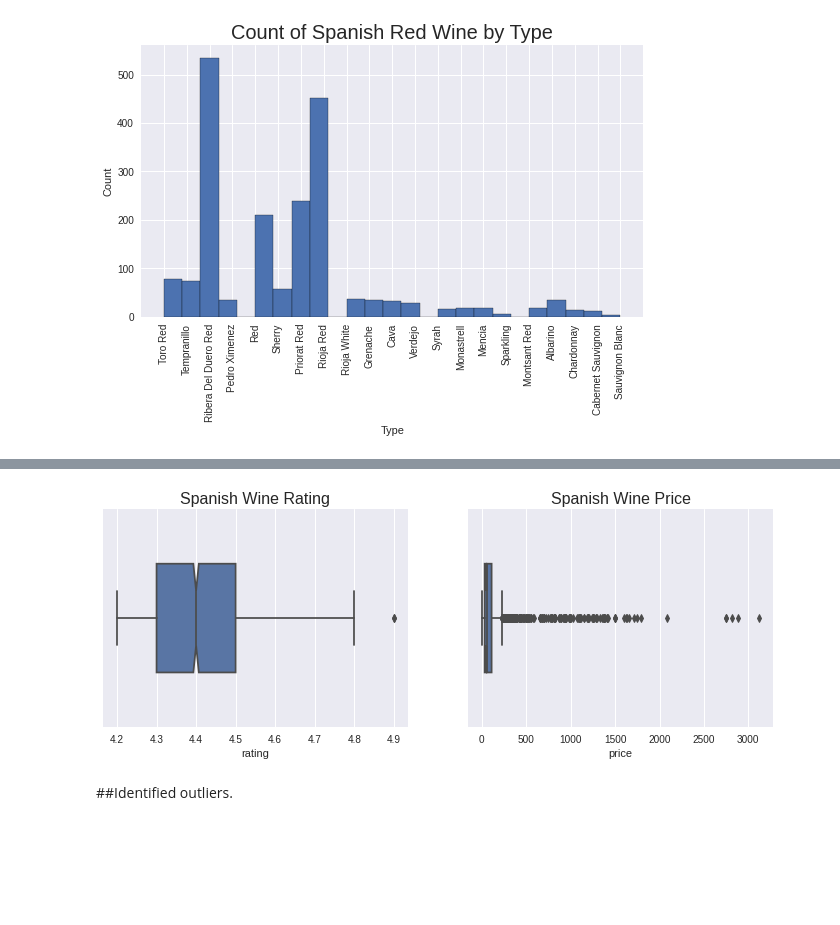
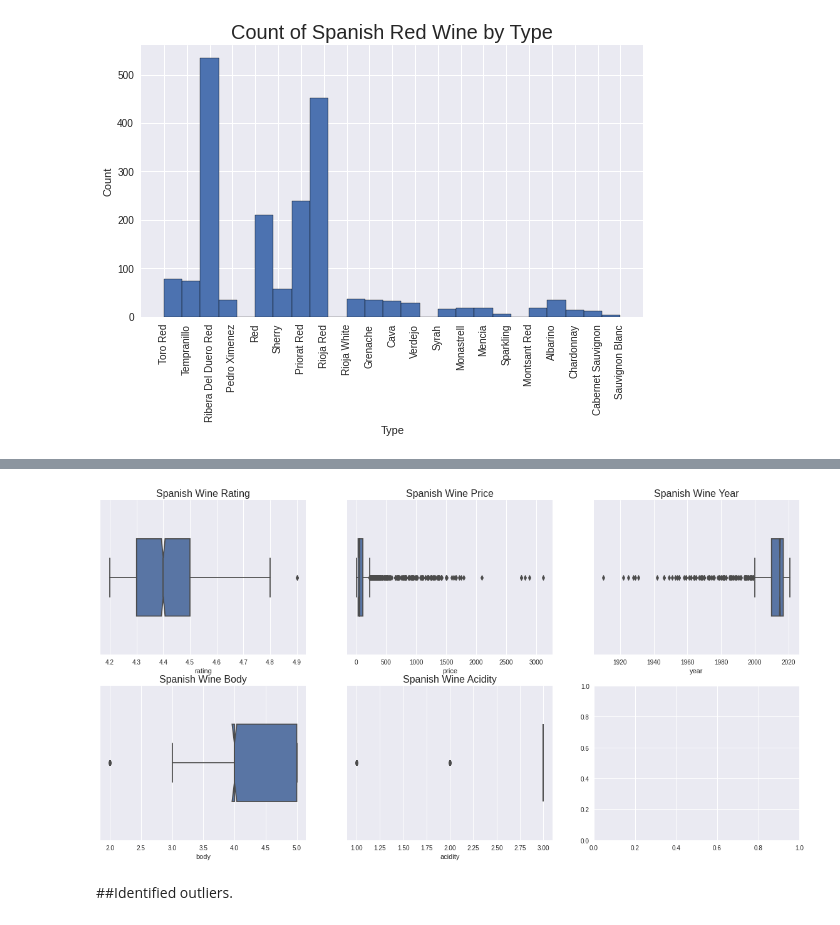
Before and after one commit to Martishamao/Spanish-Red-Wine-Analysis, a Jupyter notebook: Project_2_v2.ipynb, the cells around one changed output, grey strips where cells are left out. Cells and saved outputs as stored; diff of their text form; code cells hidden in the pictures; blank space fills up the shorter version.

```diff
--- a/Project_2_v2.ipynb
+++ b/Project_2_v2.ipynb
@@ -217,10 +245,12 @@ Name: type, dtype: object
 # %%
+#Type
 fig, ax = plt.subplots(ncols=1, figsize=(9,5))
 ax = dfc['type'].hist(edgecolor = 'black', bins = 'auto')
 
 plt.ylabel('Count')
 plt.xlabel('Type')
 plt.xticks(rotation=90)
-plt.title('Count of Spanish Red Wine by Type',fontsize = 20);
+plt.title('Count of Spanish Red Wine by Type',fontsize = 20)
+plt.style.use('seaborn');
 # %% [output]
 [figure]
@@ -237,0 +288,20 @@ ax.set_title('Average Rating by Region',fontsize = 20);
+# %%
+#Type, Region, Wine, Winery
+fig, axes = plt.subplots(nrows = 2, ncols=2, figsize=(24,30))
+
+sns.histplot(data = dfc, x = 'type',color= 'b', ax = axes[0,0])
+sns.histplot(data = Regiontop20, x = 'region',  color= 'g', ax = axes[0,1])
+sns.histplot(data = Winetop20, x = 'wine', color= 'r', ax = axes[1,0])
+sns.histplot(data = Winerytop20, x = 'winery', color= 'c', ax = axes[1,1])
+
+for i in range(0,2):
+  for x in range(0,2):
+    axes[i,x].tick_params(rotation=90)
+    axes[i,x].set_ylabel('Count',size = 13)
+
+title_list = [(0,0, 'Count of Spanish Red Wine by Type'),(0,1,'Count of Spanish Red Wine by Region'),(1,0, 'Count of Spanish Red Wine by Wine'),(1,1,'Count of Spanish Red Wine by Winery')]
+for i, x, n in title_list:
+  axes[i,x].set_title(n,size = 16)
+
+plt.style.use('seaborn');
+#xhttps://stackoverflow.com/questions/51933830/using-multiple-variables-in-a-for-loop-in-python
@@ -238,11 +310,19 @@ ax.set_title('Average Rating by Region',fontsize = 20);
 # %%
-fig, axes = plt.subplots(nrows = 1, ncols = 2, figsize = (12,4))
+#Year, Rating, Price, Body, Acidity
+fig, axes = plt.subplots(nrows = 2, ncols = 3, figsize = (20,10))
 
-sns.boxplot(data=dfc, x = 'rating', notch = True, width = .5, ax = axes[0])
-sns.boxplot(data=dfc, x = 'price', notch = True, width = .5, ax = axes[1])
-axes[0].set_title('Spanish Wine Rating',size = 16)
-axes[1].set_title('Spanish Wine Price',size=16);
+sns.boxplot(data=dfc, x = 'rating', notch = True, width = .5, ax = axes[0,0])
+sns.boxplot(data=dfc, x = 'price', notch = True, width = .5, ax = axes[0,1])
+sns.boxplot(data=dfc, x = 'year', notch = True, width = .5, ax = axes[0,2])
+sns.boxplot(data=dfc, x = 'body', notch = True, width = .5, ax = axes[1,0])
+sns.boxplot(data=dfc, x = 'acidity', notch = True, width = .5, ax = axes[1,1])
+
+axes[0,0].set_title('Spanish Wine Rating',size = 16)
+axes[0,1].set_title('Spanish Wine Price',size=16)
+axes[0,2].set_title('Spanish Wine Year',size=16)
+axes[1,0].set_title('Spanish Wine Body',size=16)
+axes[1,1].set_title('Spanish Wine Acidity',size=16);
 # %% [output]
-[figure, old version]
+[figure, new version]
 # %% [markdown]
 ##Identified outliers.
```
Also changed, not shown: parts of 16 cells of this notebook.
